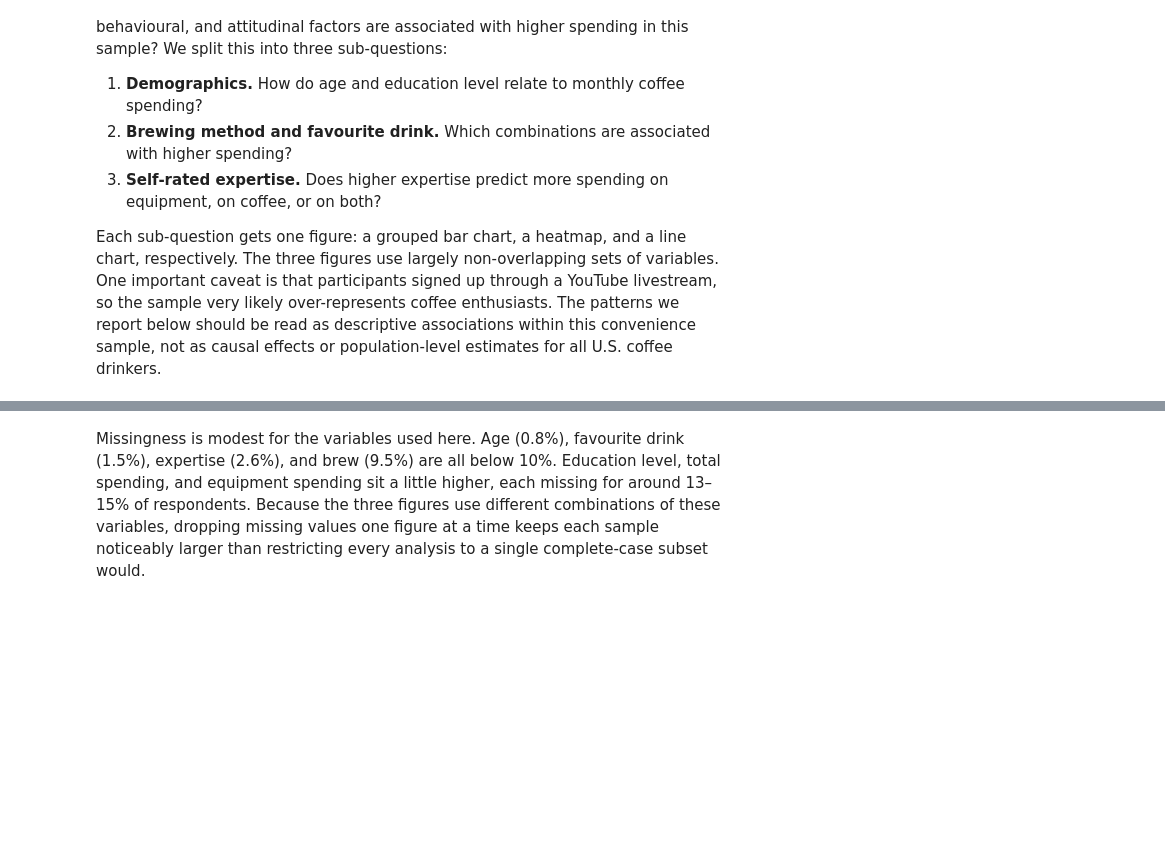
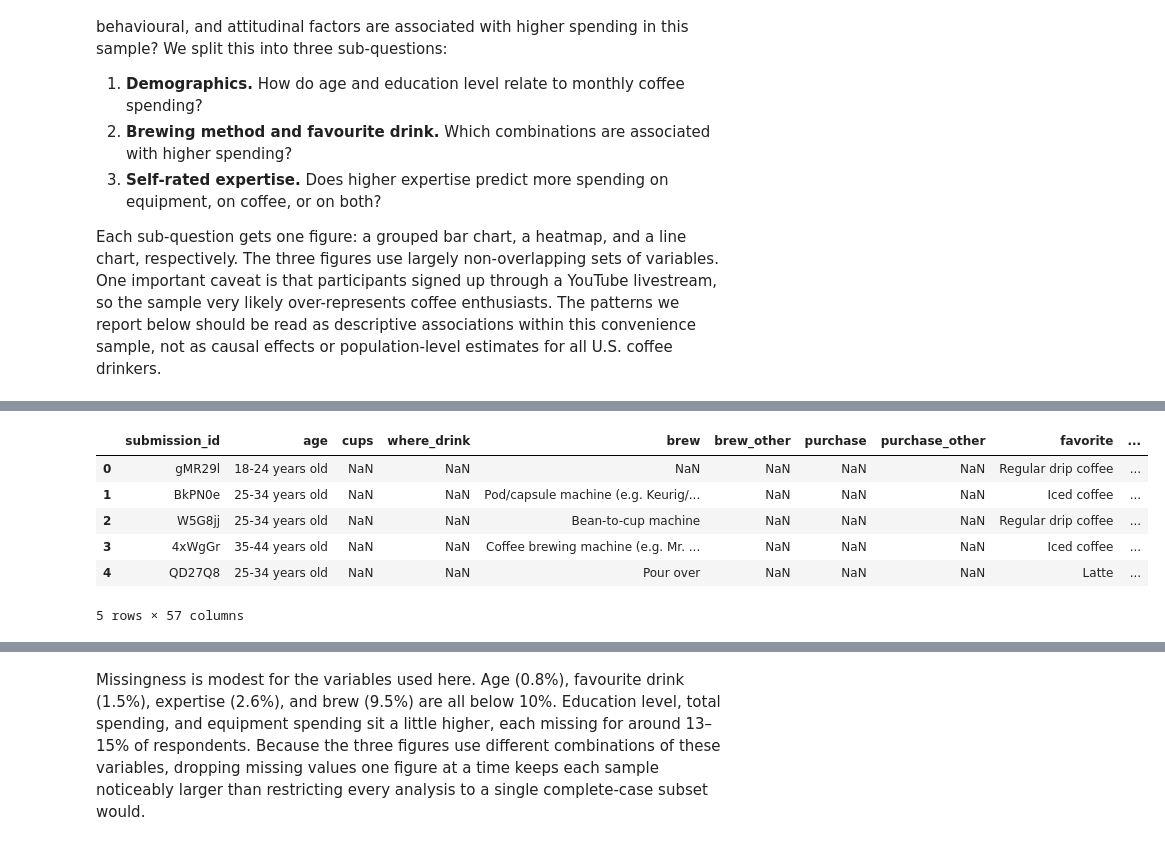
Before and after one commit to Bancob/DSS5201, a Jupyter notebook: coffee_project_report.ipynb, the cells around one changed output, grey strips where cells are left out. Cells and saved outputs as stored; diff of their text form; code cells hidden in the pictures; blank space fills up the shorter version.

```diff
--- a/coffee_project_report.ipynb
+++ b/coffee_project_report.ipynb
@@ -121,32 +72,12 @@ favorite_labels = {
 # %%
-# Step 2: build coffee_analysis with the derived columns the figures need
-
-# Keep only the seven survey variables we use across the three figures
-coffee_analysis = coffee_survey[[
-    "age", "education_level", "total_spend",
-    "brew", "favorite", "expertise", "spent_equipment",
-]].copy()
-
-# Numeric midpoint version of the spending bracket (used by Figure 2)
-coffee_analysis["spend_numeric"] = coffee_analysis["total_spend"].map(spend_midpoints)
-
-# Ordered categoricals so groupbys and axis labels come out in the right order
-coffee_analysis["total_spend"] = pd.Categorical(
-    coffee_analysis["total_spend"], categories = spend_order, ordered = True,
-)
-coffee_analysis["edu_group"] = pd.Categorical(
-    coffee_analysis["education_level"].map(edu_map),
-    categories = edu_order, ordered = True,
-)
-coffee_analysis["age"] = pd.Categorical(
-    coffee_analysis["age"], categories = age_order, ordered = True,
-)
-
-# Binary "high spender" indicators used by Figures 1 and 3
-coffee_analysis["high_spend"] = coffee_analysis["total_spend"].isin(
-    ["$60-$80", "$80-$100", ">$100"]
-)
-coffee_analysis["high_equip"] = coffee_analysis["spent_equipment"].isin(
-    ["$500-$1000", "More than $1,000"]
-)
+# Print head (many columns have missing data)
+coffee_analysis.head()
+# %% [output]
+|  | submission_id | age | cups | where_drink | brew | brew_other | purchase | purchase_other | favorite | ... |
+| 0 | gMR29l | 18-24 years old | NaN | NaN | NaN | NaN | NaN | NaN | Regular drip coffee | ... |
+| 1 | BkPN0e | 25-34 years old | NaN | NaN | Pod/capsule machine (e.g. Keurig/... | NaN | NaN | NaN | Iced coffee | ... |
+| 2 | W5G8jj | 25-34 years old | NaN | NaN | Bean-to-cup machine | NaN | NaN | NaN | Regular drip coffee | ... |
+| 3 | 4xWgGr | 35-44 years old | NaN | NaN | Coffee brewing machine (e.g. Mr. ... | NaN | NaN | NaN | Iced coffee | ... |
+| 4 | QD27Q8 | 25-34 years old | NaN | NaN | Pour over | NaN | NaN | NaN | Latte | ... |
+5 rows × 57 columns
 # %%
```
Also changed, not shown: parts of 9 cells of this notebook.
